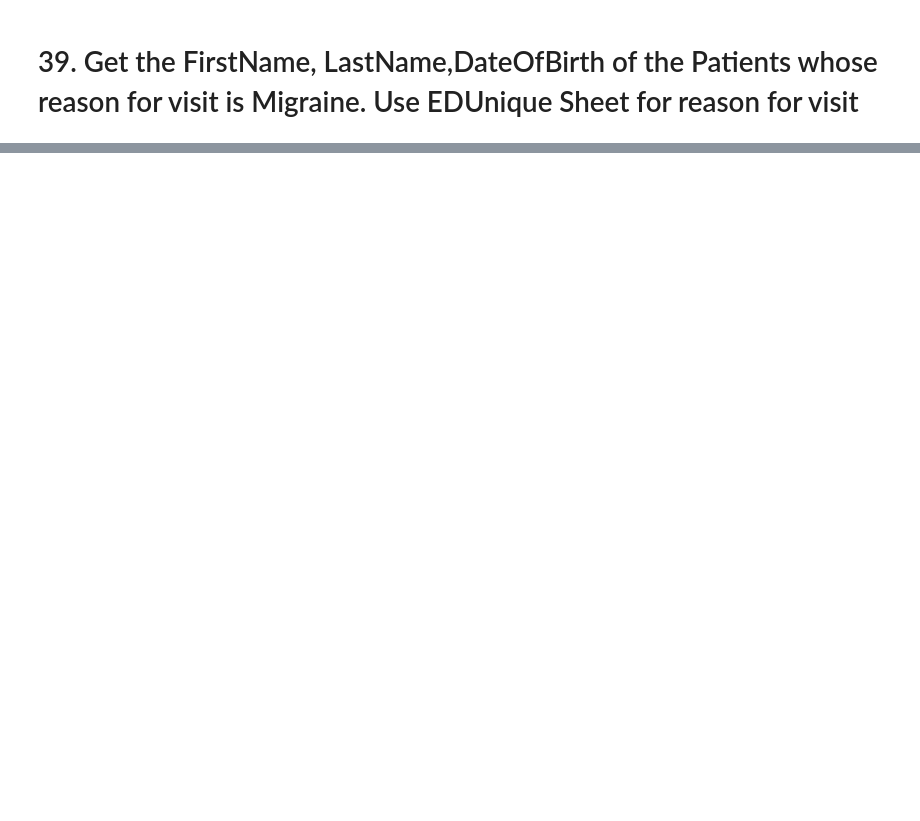
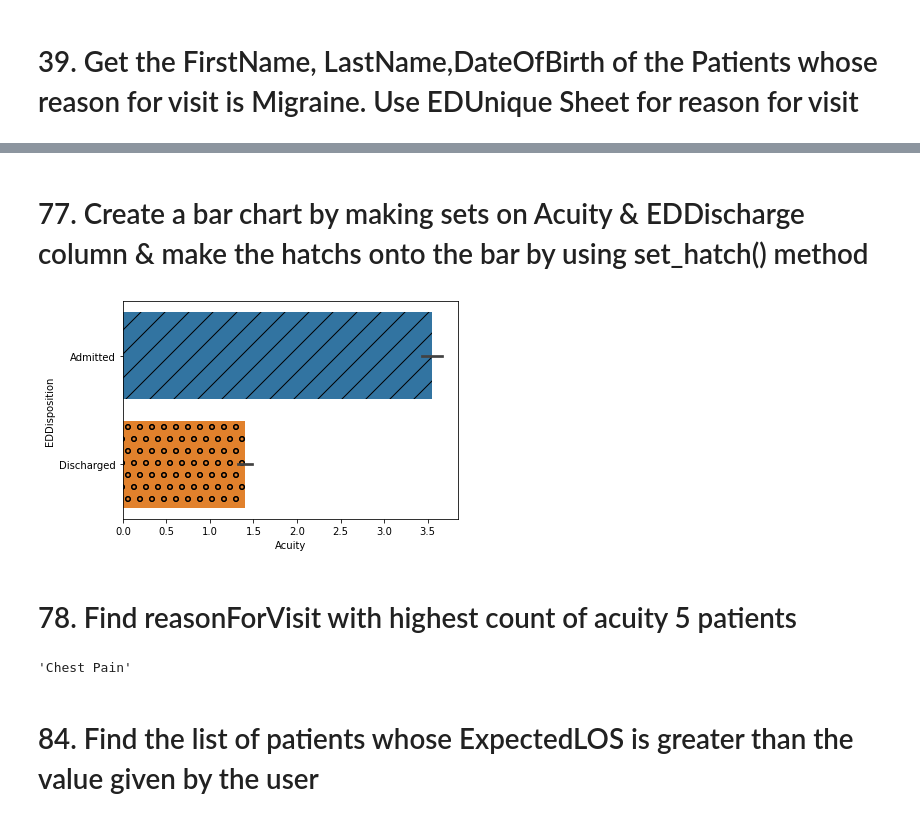
Before and after one commit to sharmaruchi02/Python_heckathon, a Jupyter notebook: Python_Hackathon_DataNinjas.ipynb, the cells around one changed output, grey strips where cells are left out. Cells and saved outputs as stored; diff of their text form; code cells hidden in the pictures; blank space fills up the shorter version.

```diff
--- a/Python_Hackathon_DataNinjas.ipynb
+++ b/Python_Hackathon_DataNinjas.ipynb
@@ -183,0 +474,10 @@ b=np.arange(6).reshape(3,2)
+# %%
+
+#temporarily creating a new dataframe, to avoid getting other queries wrong after deletion..
+dfreadm1 = dfreadm
+columnlist = dfreadm1.columns.tolist()
+for i in columnlist :
+    if i == "DischargeDisposition" :
+        dfreadm1.pop(i)
+
+dfreadm1
@@ -192,3 +511,30 @@ b=np.arange(6).reshape(3,2)
+# %% [markdown]
+# 77. Create a bar chart by making sets on Acuity & EDDischarge column & make the hatchs onto the bar by using set_hatch() method
+# %%
+
+x1=dfedv["Acuity"]
+y1=dfedv["EDDisposition"]
+
+# Make the barplot
+bar = sns.barplot(x=x1, y=y1);
+
+# Define some hatches
+hatches = ['/','o','*']
+
+# Loop over the bars
+for i,thisbar in enumerate(bar.patches):
+    # Set a different hatch for each bar
+    thisbar.set_hatch(hatches[i])
+plt.show()
+# %% [output]
+[figure, added]
+# %% [markdown]
+# 78. Find reasonForVisit with highest count of acuity 5 patients
+# %%
+dfedv_acuity5 = dfedv[(dfedv["Acuity"] == 5)]
+dfedv_acuity5.groupby(["ReasonForVisit"])["EDVisitID"].count().idxmax()
+# %% [output]
+'Chest Pain'
 # %%
 79. Which PrimaryDiagnosis has the biggest difference between maximum and minimum Expected LOS?
 # %%
@@ -205,0 +548,2 @@ b=np.arange(6).reshape(3,2)
+# %% [markdown]
+# 84. Find the list of patients whose ExpectedLOS is greater than the value given by the user
```
Also changed, not shown: parts of 57 cells of this notebook.
